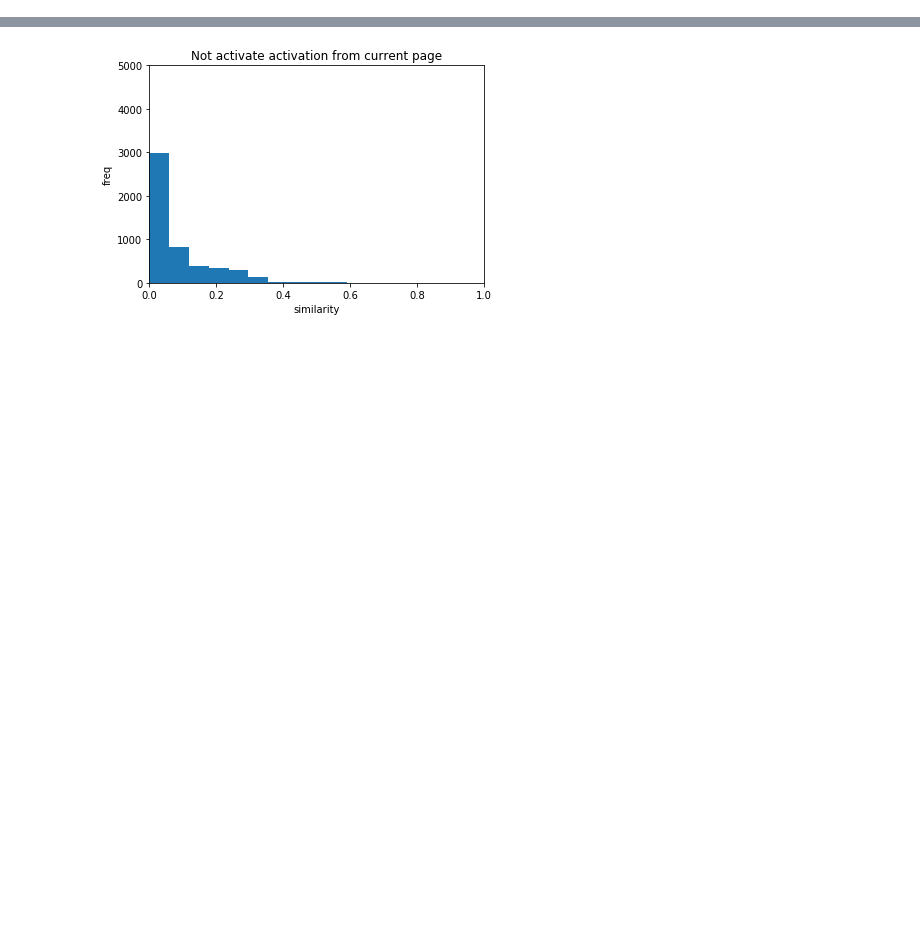
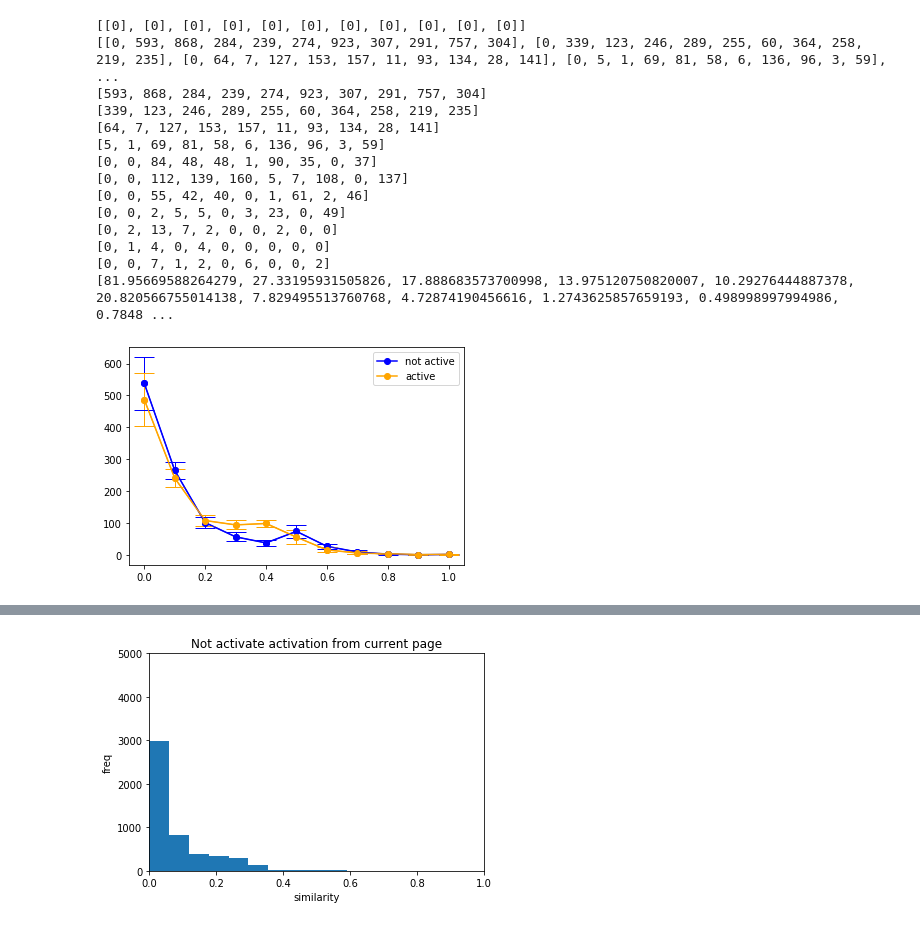
Before and after one commit to kisikisikisi/data-analytics, a Jupyter notebook: similarity.ipynb, the cells around one changed output, grey strips where cells are left out. Drawn from its saved outputs; the diff is of its cells as text; code cells hidden in the pictures; blank space fills up the shorter version.

```diff
--- a/similarity.ipynb
+++ b/similarity.ipynb
@@ -147,0 +206,10 @@ def main(ls,flag):
+# %%
+ls = [round(i*0.1,1) for i in range(11)]
+cl_no = []
+cl_cs = []
+for i in ls:
+    cl_no.append(simi_no.count(i))
+for i in ls:
+    cl_cs.append(simi_cs.count(i))
+
+cl_cs
@@ -279,0 +289,51 @@ Ttest_relResult(statistic=-3.520064664061038, pvalue=0.00043335949404941804)
+# %%
+ls = [round(i*0.1,1) for i in range(11)]
+hist = [0]*11
+hist2 = [0]*11
+l_hist = [[0] for i in range(11)]
+l_hist2 = [[0] for i in range(11)]
+e = []
+e2 = []
+print(l_hist)
+for j in range(10):
+    for i in range(len(ls)):
+        hist[i] += simi_no[1000*j:(j+1)*1001].count(ls[i])
+        hist2[i] += simi_cs[1000*j:(j+1)*1001].count(ls[i])
+        l_hist[i].append(simi_no[1000*j:(j+1)*1001].count(ls[i]))
+        l_hist2[i].append(simi_cs[1000*j:(j+1)*1001].count(ls[i]))
+
+
+print((l_hist))
+for i in range(len(hist)):
+    hist[i] = hist[i]/9
+    hist2[i] = hist2[i]/9
+
+for i in range(len(ls)):
+    e.append(np.std(l_hist[i][1:]/ np.sqrt(10)))
+    e2.append(np.std(l_hist2[i][1:]/ np.sqrt(10)))
+    print(l_hist[i][1:])
+print(e)
+#ax = plt.gca()
+#ax.set_yscale('log')
+plt.plot(ls, hist,marker="o", label="not active", color='blue')
+plt.plot(ls, hist2,marker="o", label="active", color='orange')
+plt.errorbar(ls, hist, yerr=e, marker='o', capthick=1, capsize=10, lw=1, color='blue')
+plt.errorbar(ls, hist2, yerr=e, marker='o', capthick=1, capsize=10, lw=1, color='orange')
+plt.legend()
+plt.savefig("hist.png")
+# %% [output]
+[[0], [0], [0], [0], [0], [0], [0], [0], [0], [0], [0]]
+[[0, 593, 868, 284, 239, 274, 923, 307, 291, 757, 304], [0, 339, 123, 246, 289, 255, 60, 364, 258, 219, 235], [0, 64, 7, 127, 153, 157, 11, 93, 134, 28, 141], [0, 5, 1, 69, 81, 58, 6, 136, 96, 3, 59], ...
+[593, 868, 284, 239, 274, 923, 307, 291, 757, 304]
+[339, 123, 246, 289, 255, 60, 364, 258, 219, 235]
+[64, 7, 127, 153, 157, 11, 93, 134, 28, 141]
+[5, 1, 69, 81, 58, 6, 136, 96, 3, 59]
+[0, 0, 84, 48, 48, 1, 90, 35, 0, 37]
+[0, 0, 112, 139, 160, 5, 7, 108, 0, 137]
+[0, 0, 55, 42, 40, 0, 1, 61, 2, 46]
+[0, 0, 2, 5, 5, 0, 3, 23, 0, 49]
+[0, 2, 13, 7, 2, 0, 0, 2, 0, 0]
+[0, 1, 4, 0, 4, 0, 0, 0, 0, 0]
+[0, 0, 7, 1, 2, 0, 6, 0, 0, 2]
+[81.95669588264279, 27.33195931505826, 17.888683573700998, 13.975120750820007, 10.29276444887378, 20.820566755014138, 7.829495513760768, 4.72874190456616, 1.2743625857659193, 0.498998997994986, 0.7848 ...
+[figure, added]
```
Also changed, not shown: parts of 30 cells of this notebook, 3 other files.
